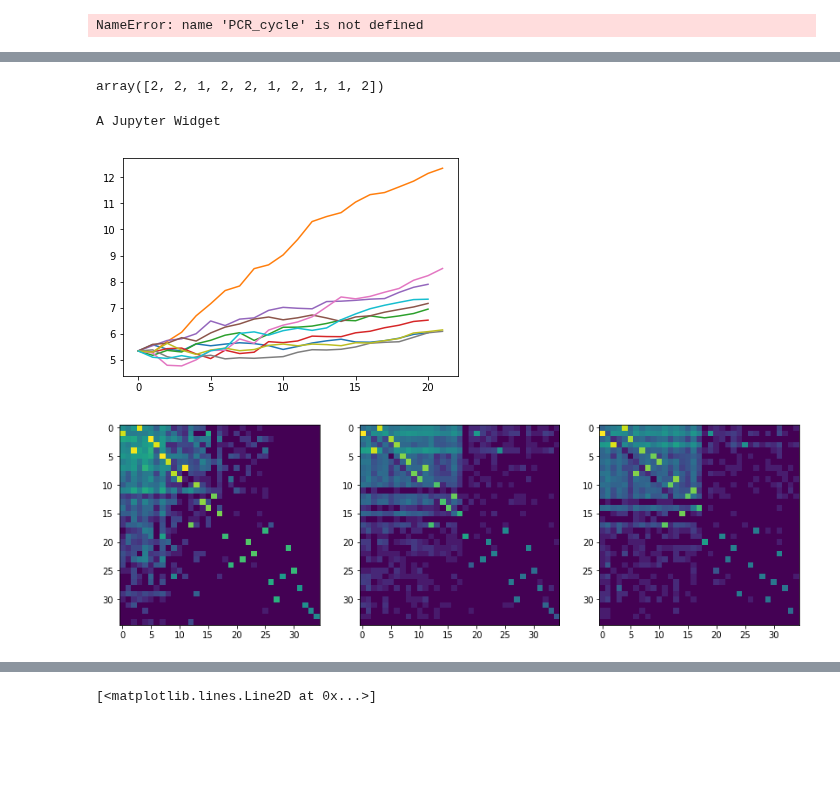
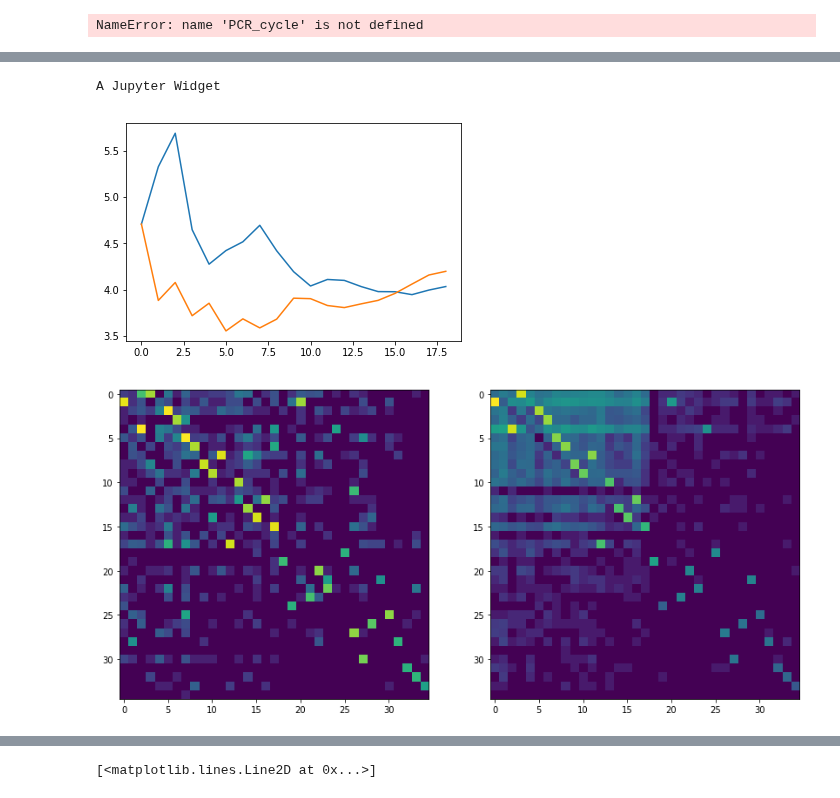
Before and after one commit to rykachevskiy/CRISPR, a Jupyter notebook: Probabilistic_model/default_ver2.ipynb, the cells around one changed output, grey strips where cells are left out. Drawn from its saved outputs; the diff is of its cells as text; code cells hidden in the pictures; blank space fills up the shorter version.

```diff
--- a/Probabilistic_model/default_ver2.ipynb
+++ b/Probabilistic_model/default_ver2.ipynb
@@ -155,14 +270,10 @@ def population_from_list_of_lists(list_of_lists, cassettes_types = None, multipl
 # %%
 population_as_list = [[1, 0, 3, 6, 8, 9, 10, 13, 14, 15, 17, 12, 16] for i in range(5)] + \
                [[4, 2, 5, 7, 11] for i in range(5)] + \
-               [[24, 19, 18, 25, 30, 27, 26, 28, 31, 32, 33, 34]] + \
-               [[20, 22, 23, 21, 29]]
+               [[4, 24, 19, 18, 25, 30, 27, 26, 28, 31, 32, 33, 34]] + \
+               [[1, 20, 22, 23, 21, 29]]
 
 pairs_1 = set([x for y in population_as_list[:10] for x in ngrams(y, 2)])
 pairs_2 = set([x for y in population_as_list[10:] for x in ngrams(y, 2)])
 # %%
 all_ratios_plots = []
-# %%
-np.random.randint(1,3,10)
-# %% [output]
-array([2, 2, 1, 2, 2, 1, 2, 1, 1, 2])
@@ -269,5 +280,5 @@ START_PROB = 0.85
 # %%
-population_f, population_b, MAX_LEN = population_from_list_of_lists(population_as_list, [0]*10 + [1]*2, 10)
+population_f, population_b, MAX_LEN = population_from_list_of_lists(population_as_list, [0]*10 + [1]*2, 1)
 # %%
 population_ratio = []
 
@@ -289,7 +300,7 @@ for i in tqdm_notebook(range(50)) :
 
     population_ratio.append(cp_1 / cp_2)
 
-    population_f, population_b = PCR_cycle(population_f, population_b, np.array([50,1]))
+    population_f, population_b = PCR_cycle(population_f, population_b, np.array([100000,1]))
 
     if population_f.shape[0] > 20000:
         break
@@ -301,4 +312,4 @@ for p_r in all_ratios_plots:
 plt.show()
 # %% [output]
 A Jupyter Widget
-[figure, old version]
+[figure, new version]
@@ -313,9 +316,9 @@ def pairs_to_graph(pairs, spacers_n):
 # %%
-gr_2 = pairs_to_graph(all_pairs, 35)
+gr = pairs_to_graph(all_pairs, 35)
 # %%
 tr_gr_3 = np.load("../../data/graphs/ES3_22.npy")[:35,:35].astype(int)
 tr_gr_4 = np.load("../../data/graphs/ES4_22.npy")[:35,:35].astype(int)
 # %%
-plot_grs(gr_1, tr_gr_3, tr_gr_4, s = 14, log=1)
+plot_grs(gr, tr_gr_3, s = 14, log=1)
 # %% [output]
-[figure, old version]
+[figure, new version]
```
Also changed, not shown: parts of 12 cells of this notebook.
